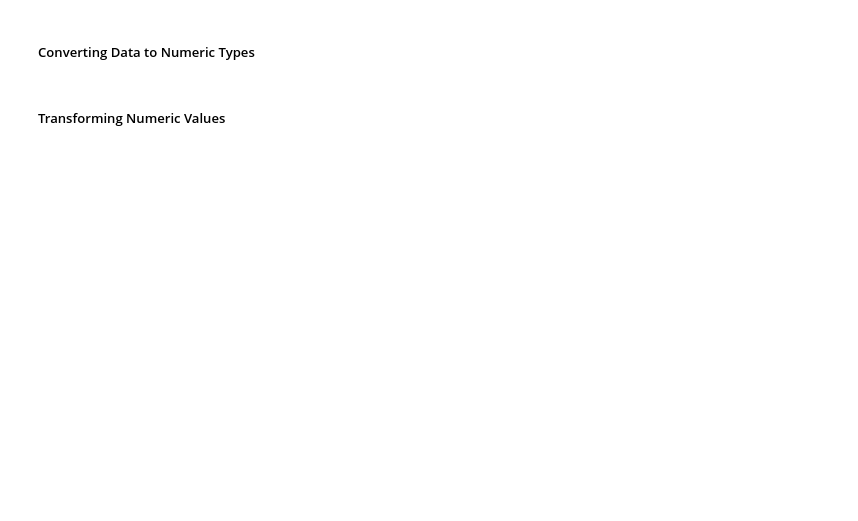
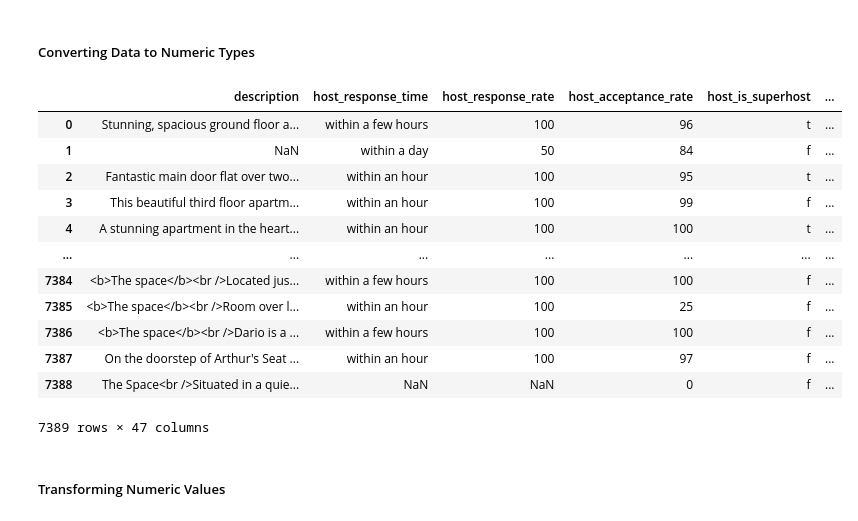
Before and after one commit to DugaldMacintyre/Airbnb-Prices-in-Edinburgh, a Jupyter notebook: models.ipynb, the cells around one changed output. Cells and saved outputs as stored; diff of their text form; code cells hidden in the pictures; blank space fills up the shorter version.

```diff
--- a/models.ipynb
+++ b/models.ipynb
@@ -51,24 +73,32 @@ warnings.filterwarnings('ignore')
 # %%
 def convert_to_numeric(df):
     # Convert bathrooms to numeric
     df['bathrooms_text'] = df['bathrooms_text'].str.extract(r'([\d.]+)').astype('float')
 
     # Change percentages to be numeric
     df['host_response_rate'] = df['host_response_rate'].str.replace("%", "")
-    df['host_response_rate'] = df['host_response_rate'].astype(float) / 100.0
-
     df['host_acceptance_rate'] = df['host_acceptance_rate'].str.replace("%", "")
-    df['host_acceptance_rate'] = df['host_acceptance_rate'].astype(float) / 100.0
-
-    # Change host_since to pandas datetime object
-    df['host_since'] = pd.to_datetime(df['host_since']).astype('datetime64[D]')
 
     # Converting price to float
     df['price'] = df['price'].str.replace("$", "")
     df['price'] = df['price'].str.replace(",", "")
     df['price'] = df['price'].astype(float)
 
     return df
+# %% [output]
+|  | description | host_response_time | host_response_rate | host_acceptance_rate | host_is_superhost | ... |
+| 0 | Stunning, spacious ground floor a... | within a few hours | 100 | 96 | t | ... |
+| 1 | NaN | within a day | 50 | 84 | f | ... |
+| 2 | Fantastic main door flat over two... | within an hour | 100 | 95 | t | ... |
+| 3 | This beautiful third floor apartm... | within an hour | 100 | 99 | f | ... |
+| 4 | A stunning apartment in the heart... | within an hour | 100 | 100 | t | ... |
+| ... | ... | ... | ... | ... | ... | ... |
+| 7384 | <b>The space</b><br />Located jus... | within a few hours | 100 | 100 | f | ... |
+| 7385 | <b>The space</b><br />Room over l... | within an hour | 100 | 25 | f | ... |
+| 7386 | <b>The space</b><br />Dario is a ... | within a few hours | 100 | 100 | f | ... |
+| 7387 | On the doorstep of Arthur's Seat ... | within an hour | 100 | 97 | f | ... |
+| 7388 | The Space<br />Situated in a quie... | NaN | NaN | 0 | f | ... |
+7389 rows × 47 columns
 # %% [markdown]
 <h5>Transforming Numeric Values</h5>
 # %%
```
Also changed, not shown: parts of 16 cells of this notebook.
